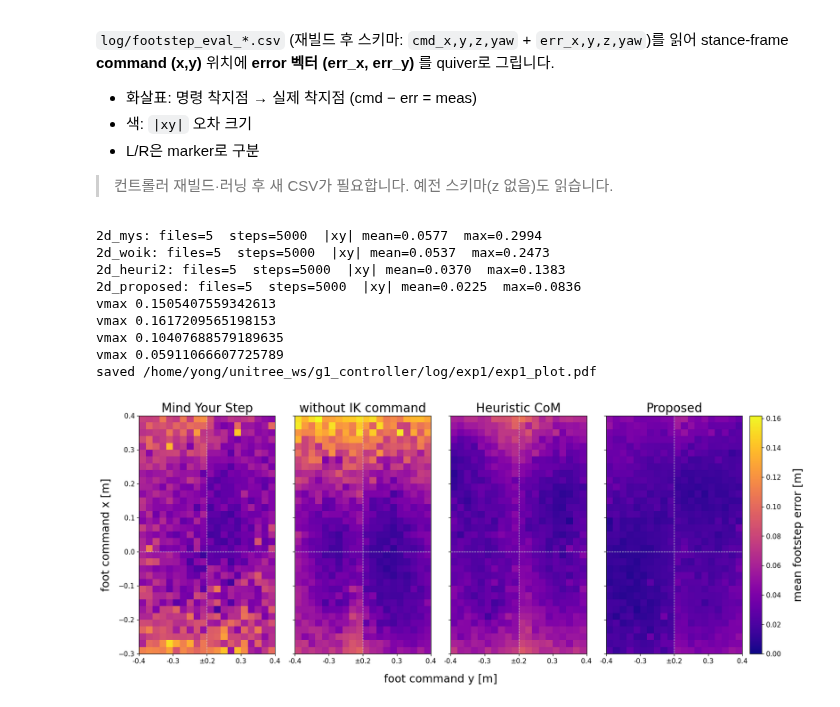
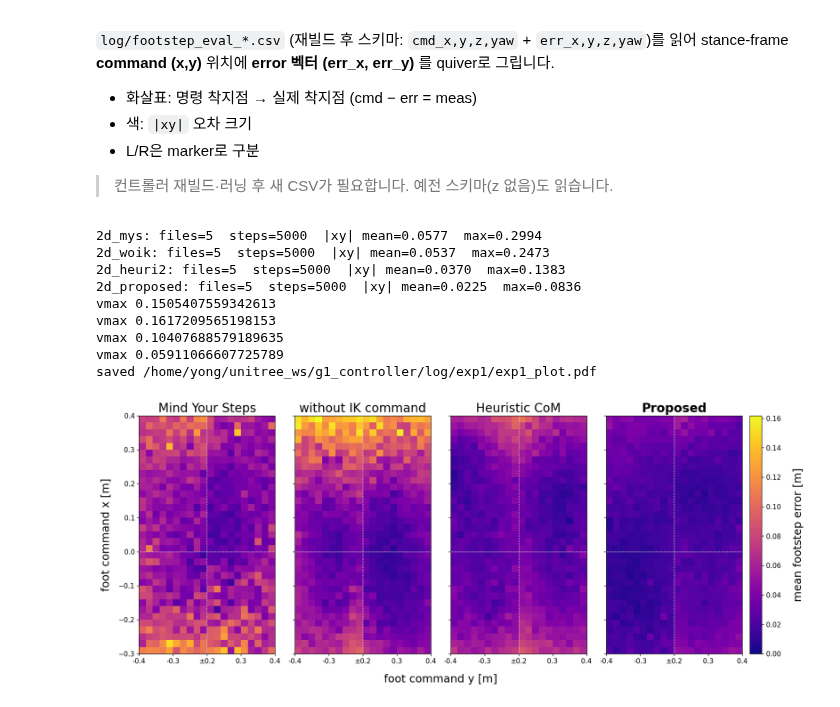
Before and after one commit to yongarry/g1_controller, a Jupyter notebook: log/exp1/plot.ipynb, the cells around one changed output. Cells and saved outputs as stored; diff of their text form; code cells hidden in the pictures.

```diff
--- a/log/exp1/plot.ipynb
+++ b/log/exp1/plot.ipynb
@@ -83,7 +83,7 @@ def cmd_to_plot(cmd_xy):
 
 
 names = [d.name for d in eval_dirs]
-titles = ["Mind Your Step", "without IK command", "Heuristic CoM", "Proposed"]
+titles = ["Mind Your Steps", "without IK command", "Heuristic CoM", "Proposed"]
 y_all = np.concatenate([cmd_to_plot(runs[n]["cmd_xy"])[0] for n in names])
 x_all = np.concatenate([cmd_to_plot(runs[n]["cmd_xy"])[1] for n in names])
 x0, x1 = snap_lim(y_all.min(), y_all.max())
@@ -129,37 +129,37 @@ for ax, n, mean_e, t in zip(axes, names, heat, titles):
     ax.xaxis.set_major_locator(MultipleLocator(tick))
     ax.yaxis.set_major_locator(MultipleLocator(tick))
     ax.xaxis.set_major_formatter(FuncFormatter(lambda v, _: "±0.2" if abs(v) < 1e-12 else f"{(v - y_gap) if v < 0 else (v + y_gap):.1f}"))
-    ax.set_title(t, fontsize=title_fs)
+    ax.set_title(t, fontsize=title_fs, fontweight="bold" if t == "Proposed" else "normal")
     ax.tick_params(axis="both", labelsize=tick_fs)
     # if ax is not axes[0]:
         # ax.tick_params(axis="x", labelbottom=False)
     # ax.grid(True, which="major", color="w", alpha=0.25, lw=0.)
     ax.grid(False)
 axes[0].set_ylabel("foot command x [m]", fontsize=label_fs, labelpad=ylabel_pad)
 cb = fig.colorbar(pcm, ax=axes, fraction=0.025, pad=0.01)
 cb.set_label("mean footstep error [m]", fontsize=label_fs, labelpad=cb_labelpad)
 cb.ax.tick_params(labelsize=tick_fs)
 fig.canvas.draw()
 pos0 = axes[0].get_position()
 pos1 = axes[-1].get_position()
 fig.supxlabel(
     "foot command y [m]", fontsize=label_fs,
     x=0.5 * (pos0.x0 + pos1.x1),
 )
 # fig.tight_layout()
 pdf_path = Path("exp1_plot.pdf")
 fig.savefig(pdf_path, format="pdf", bbox_inches="tight")
 fig.savefig("exp1_plot.png", format="png", bbox_inches="tight")
 print(f"saved {pdf_path.resolve()}")
 plt.show()
 # %% [output]
 2d_mys: files=5  steps=5000  |xy| mean=0.0577  max=0.2994
 2d_woik: files=5  steps=5000  |xy| mean=0.0537  max=0.2473
 2d_heuri2: files=5  steps=5000  |xy| mean=0.0370  max=0.1383
 2d_proposed: files=5  steps=5000  |xy| mean=0.0225  max=0.0836
 vmax 0.1505407559342613
 vmax 0.1617209565198153
 vmax 0.10407688579189635
 vmax 0.05911066607725789
 saved /home/yong/unitree_ws/g1_controller/log/exp1/exp1_plot.pdf
-[figure, old version]
+[figure, new version]
```
Also changed, not shown: parts of 1 cell of this notebook, 30 other files.
